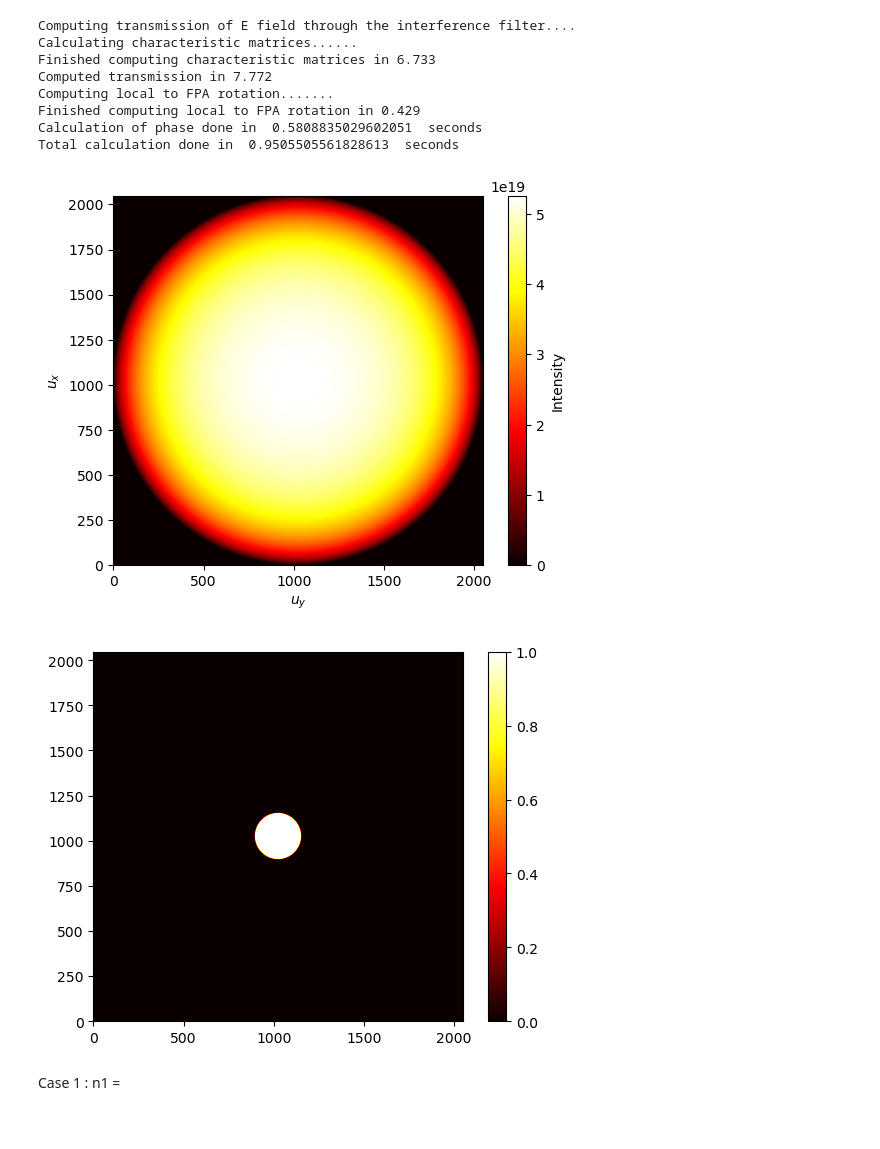
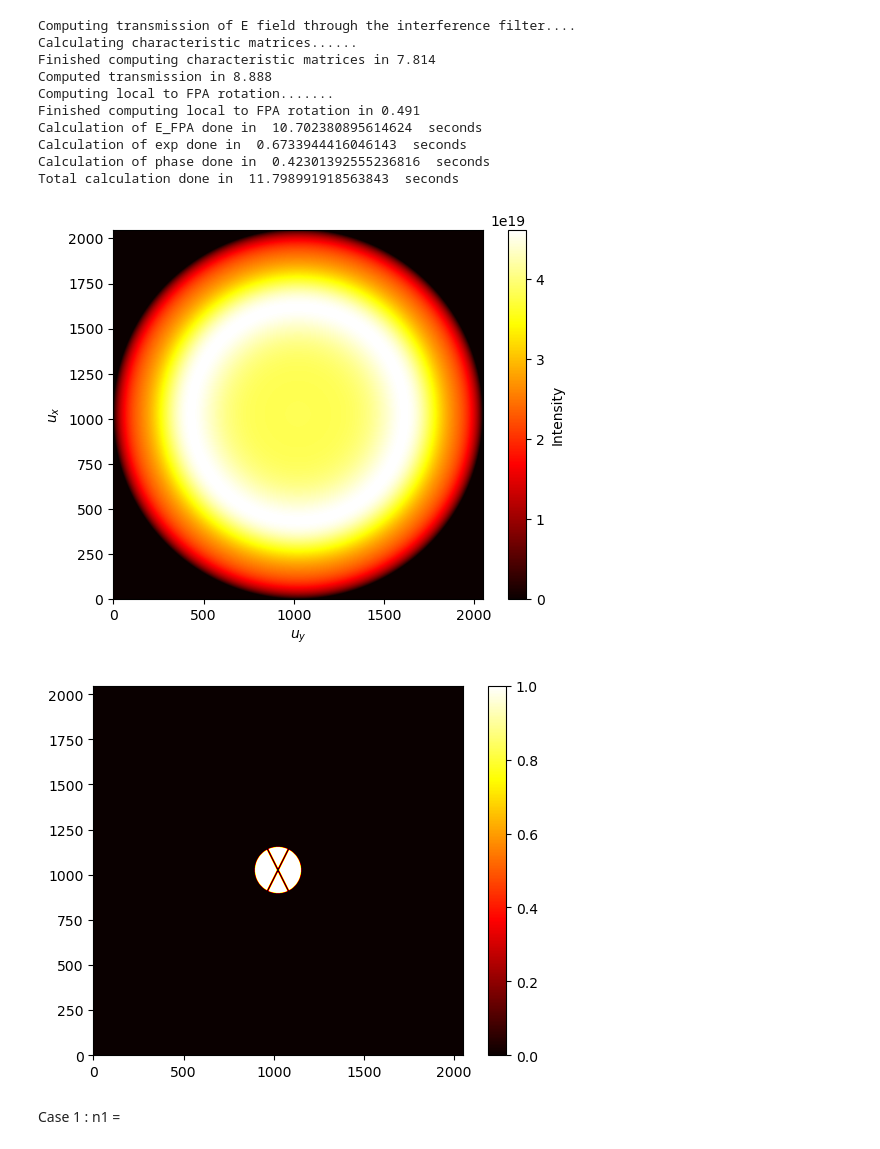
Before and after one commit to nihardalal/PSFSim, a Jupyter notebook: test_filter_detector_properties.ipynb, the cells around one changed output. Cells and saved outputs as stored; diff of their text form; code cells hidden in the pictures.

```diff
--- a/test_filter_detector_properties.ipynb
+++ b/test_filter_detector_properties.ipynb
@@ -127,5 +136,5 @@ umin = -1
 # %%
-wavelength = 2.0
+wavelength = 0.48
 n1 = 1.5
 n2 = 1.43
 n3 = 2.0
@@ -137,50 +146,52 @@ zp = np.linspace(0, 5, num=5) # depth into the detector in microns
 
 ux=np.array([0.0])
 ux = np.linspace(-1, 1., num=2048)
 
 uy=np.array([0.0])
 uy = np.linspace(-1, 1., num=2048)
 ux, uy= np.meshgrid(ux,uy, indexing='ij')
 k0 = 2*np.pi/wavelength
 
 
 
 
 glass = filter_detector(n1, th/3., n2, th/3., n3, th/3.,sgn=1)
 
 Ex, Ey, Ez = glass.Transmitted_E(wavelength, ux, uy, zp)
 absE = np.sqrt(np.abs(Ex)**2 + np.abs(Ey)**2 + np.abs(Ez)**2)
 Intensity = absE**2
 
 
 
 
 plt.imshow(Intensity[:, :, 0], origin='lower', cmap='hot')
 plt.colorbar(label='Intensity')
 plt.ylabel(r'$u_x$')
 plt.xlabel(r'$u_y$')
 plt.show()
 # %% [output]
 Computing transmission of E field through the interference filter....
 Calculating characteristic matrices......
-Finished computing characteristic matrices in 6.733
-Computed transmission in 7.772
+Finished computing characteristic matrices in 7.814
+Computed transmission in 8.888
 Computing local to FPA rotation.......
-Finished computing local to FPA rotation in 0.429
-Calculation of phase done in  0.5808835029602051  seconds
-Total calculation done in  0.9505505561828613  seconds
+Finished computing local to FPA rotation in 0.491
+Calculation of E_FPA done in  10.702380895614624  seconds
+Calculation of exp done in  0.6733944416046143  seconds
+Calculation of phase done in  0.42301392555236816  seconds
+Total calculation done in  11.798991918563843  seconds
-[figure, old version]
+[figure, new version]
 # %%
 Intensity_2D = np.zeros((2048, 2048), dtype=np.float64)
 ONes = np.ones((2048,2048),dtype=np.float64)
-mask = ux**2 + uy**2 <= 1./64
+mask = (ux**2 + uy**2 <= 1./64)& ( (ux-2*uy)**2 >= 1.e-4 ) & ( (ux+2*uy)**2 >=1.e-4)
 Intensity_2D[mask] = ONes[mask]
 
-plt.imshow(Intensity_2D, origin='lower', cmap='hot')
+plt.imshow(Intensity_2D[:, :], origin='lower', cmap='hot')
 plt.colorbar()
 plt.show()
 # %% [output]
-[figure, old version]
+[figure, new version]
 # %% [markdown]
 Case 1 : n1 =
 # %%
```
Also changed, not shown: parts of 2 cells of this notebook, 3 other files.
